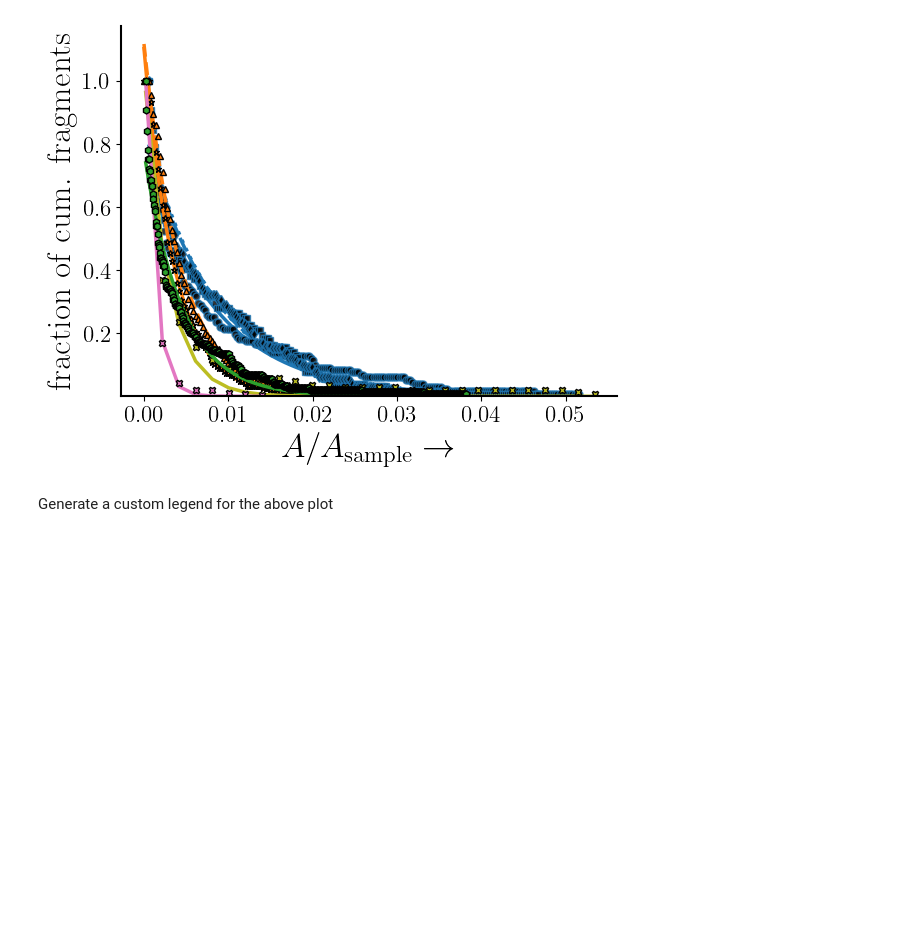
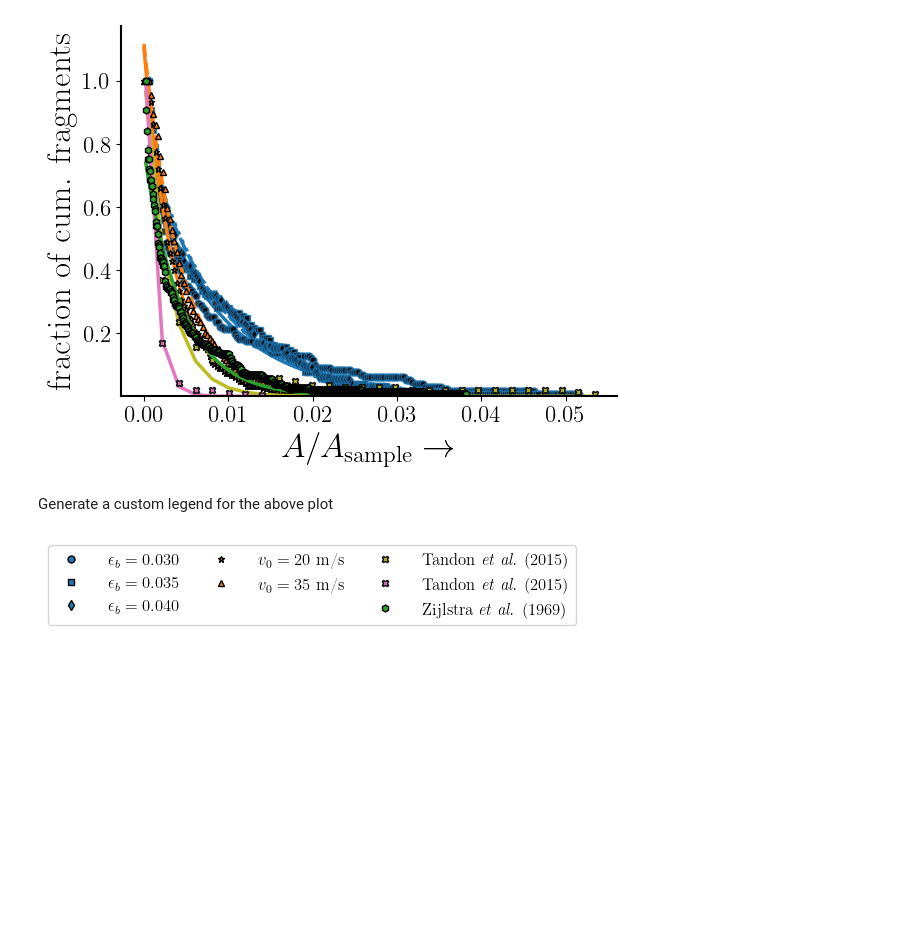
Before and after one commit to VinDawara/residual_network, a Jupyter notebook: cum_area/notebook/cum_area_plot_collate_num_and_literature_notes.ipynb, the cells around one changed output. Cells and saved outputs as stored; diff of their text form; code cells hidden in the pictures; blank space fills up the shorter version.

Commit message:
custom legend section is added

```diff
--- a/cum_area/notebook/cum_area_plot_collate_num_and_literature_notes.ipynb
+++ b/cum_area/notebook/cum_area_plot_collate_num_and_literature_notes.ipynb
@@ -305,6 +305,8 @@ plt.show()
 Generate a custom legend for the above plot
 # %%
 from matplotlib.lines import Line2D
+
+save_dir_path = r'C:\MyData\Stressed network work\Data\Collated plots'
 
 fig, ax = plt.subplots()
 
@@ -313,31 +315,33 @@ empty = Line2D([0], [0], color='none', marker=None, linestyle='None', label='')
 
 lgd_elements = [
         # Column 1: varying eb (3)
         Line2D([0], [0], marker='o', color='w', label=r'$\epsilon_{b} = 0.030$', markerfacecolor='tab:blue',
                    markersize=ms, markeredgecolor=mec),
         Line2D([0], [0], marker='s', color='w', label=r'$\epsilon_{b} = 0.035$', markerfacecolor='tab:blue',
                    markersize=ms, markeredgecolor=mec),
         Line2D([0], [0], marker='d', color='w', label=r'$\epsilon_{b} = 0.040$', markerfacecolor='tab:blue',
                    markersize=ms, markeredgecolor=mec),
 
         # Column 2: impact (2) + 1 empty for alignment
         Line2D([0], [0], marker='*', color='w', label=r'$v_0 = 20$ m/s', markerfacecolor='tab:orange',
                    markersize=ms, markeredgecolor=mec),
         Line2D([0], [0], marker='^', color='w', label=r'$v_0 = 35$ m/s', markerfacecolor='tab:orange',
                    markersize=ms, markeredgecolor=mec),
         empty,
 
         # Column 3: literature (3)
         Line2D([0], [0], marker='X', color='w', label=r'Tandon \textit{et al.} (2015)', markerfacecolor='tab:olive',
                    markersize=ms, markeredgecolor=mec),
         Line2D([0], [0], marker='X', color='w', label=r'Tandon \textit{et al.} (2015)', markerfacecolor='tab:pink',
                    markersize=ms, markeredgecolor=mec),
         Line2D([0], [0], marker='h', color='w', label=r'Zijlstra \textit{et al.} (1969)', markerfacecolor='tab:green',
                    markersize=ms, markeredgecolor=mec)
 ]
 
 ax.legend(handles=lgd_elements, loc='upper center', fontsize=12, ncols=3,
                   columnspacing=1.5, handletextpad=1.2, bbox_to_anchor=(0.5, 1.05))
 ax.set_axis_off()
 plt.show()
-fig.savefig(save_plot_dir + r'\legend_vary_eb_exp_literature.png', bbox_inches='tight', dpi=300)
+fig.savefig(save_dir_path + r'\legend_cum_area.png', bbox_inches='tight', dpi=300)
+# %% [output]
+[figure, added]
```
